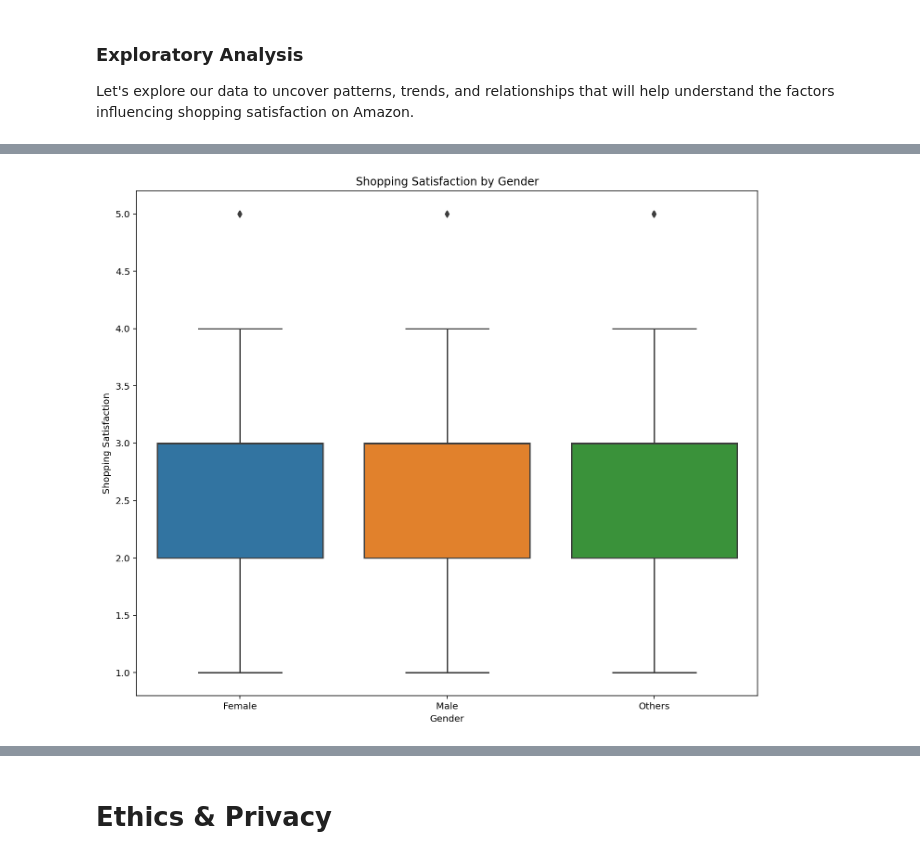
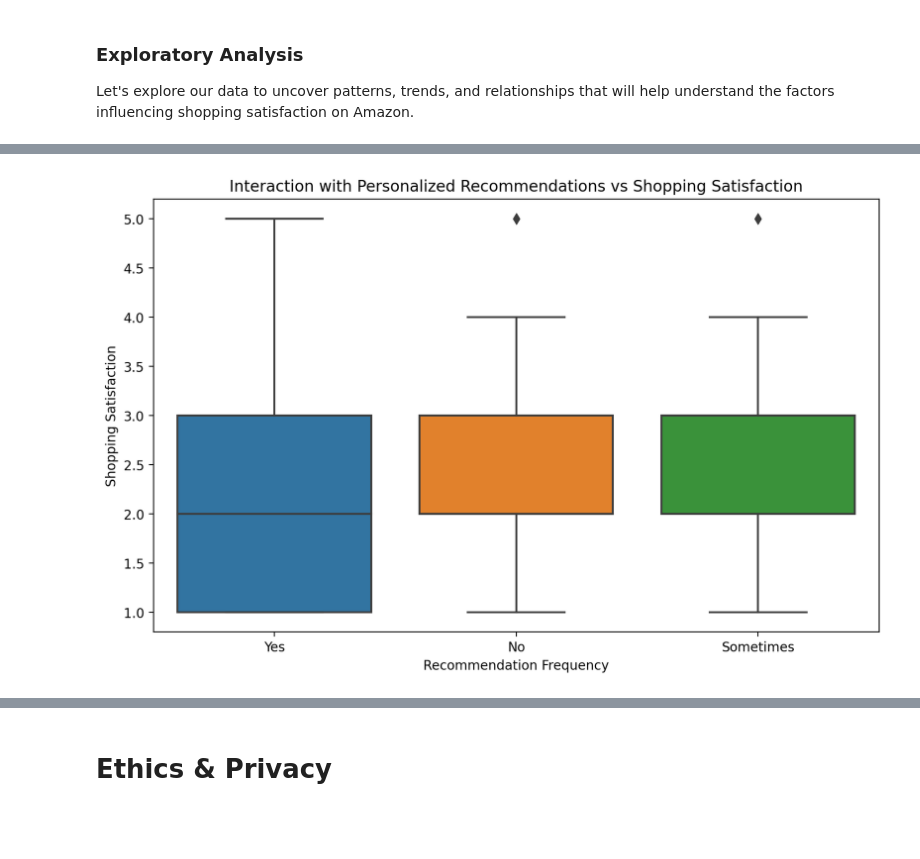
Before and after one commit to dylanatianzar/Amazon-Behavior-EDA, a Jupyter notebook: EDACheckpoint_group036.ipynb, the cells around one changed output, grey strips where cells are left out. Drawn from its saved outputs; the diff is of its cells as text; code cells hidden in the pictures; blank space fills up the shorter version.

```diff
--- a/EDACheckpoint_group036.ipynb
+++ b/EDACheckpoint_group036.ipynb
@@ -340,10 +390,9 @@ This is aligned with our data analysis showing that shopping satisfaction is con
 # %%
-plt.figure(figsize=(12, 10))
-sns.boxplot(data=cleaned_data, x='gender', y='shopping_satisfaction')
-plt.title('Shopping Satisfaction by Gender')
-plt.xlabel('Gender')
+plt.figure(figsize=(10, 6))
+sns.boxplot(x='recommendation_frequency', y='shopping_satisfaction', data=cleaned_data)
+plt.title('Interaction with Personalized Recommendations vs Shopping Satisfaction')
+plt.xlabel('Recommendation Frequency')
 plt.ylabel('Shopping Satisfaction')
-plt.xticks(ticks=[0, 1, 2], labels=['Female', 'Male', 'Others'])
 plt.show()
 # %% [output]
-[figure, old version]
+[figure, new version]
```
Also changed, not shown: parts of 21 cells of this notebook, 1 other file.
